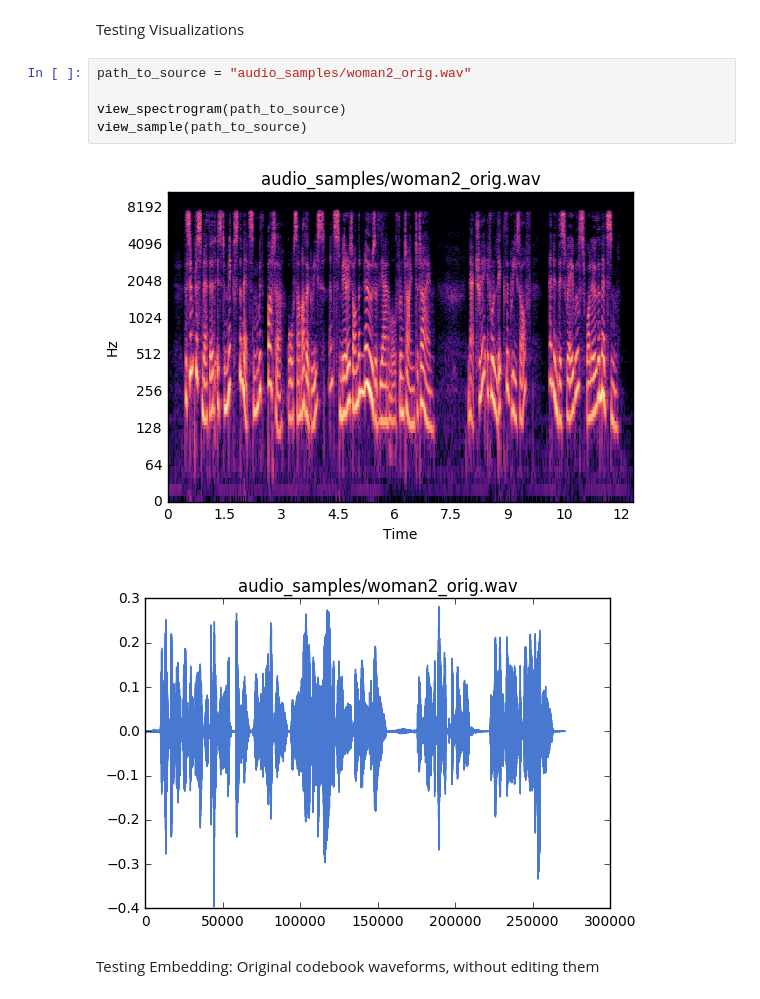
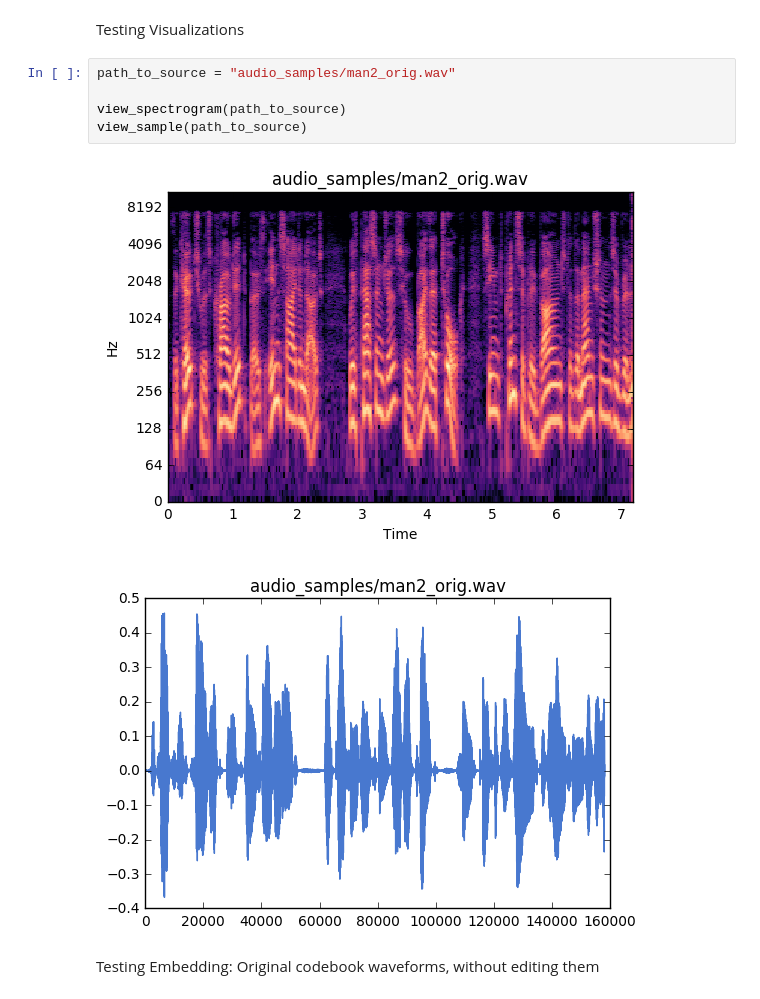
Before and after one commit to mitmedialab/AMR-Data-Embedding, a Jupyter notebook: Code_Book_Library_Test.ipynb, the cells around one changed output. Cells and saved outputs as stored; diff of their text form.

```diff
--- a/Code_Book_Library_Test.ipynb
+++ b/Code_Book_Library_Test.ipynb
@@ -7,13 +7,13 @@ ms.use('seaborn-muted')
 # %% [markdown]
 Testing Visualizations
 # %%
-path_to_source = "audio_samples/woman2_orig.wav"
+path_to_source = "audio_samples/man2_orig.wav"
 
 view_spectrogram(path_to_source)
 view_sample(path_to_source)
 # %% [output]
-[figure, old version]
+[figure, new version]
-[figure, old version]
+[figure, new version]
 # %% [markdown]
 Testing Embedding: Original codebook waveforms, without editing them
 # %%
```
Also changed, not shown: parts of 7 cells of this notebook, 1 other file.
